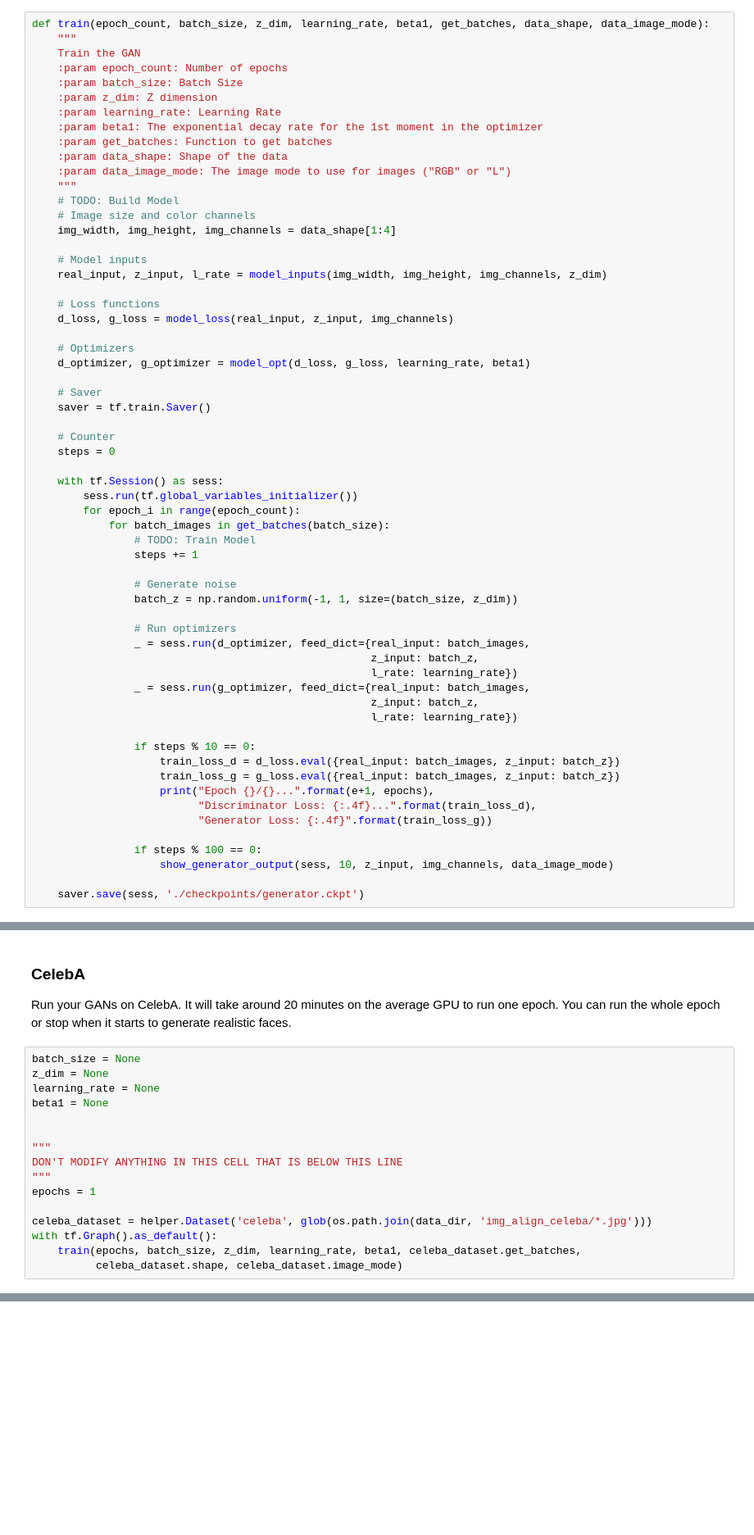
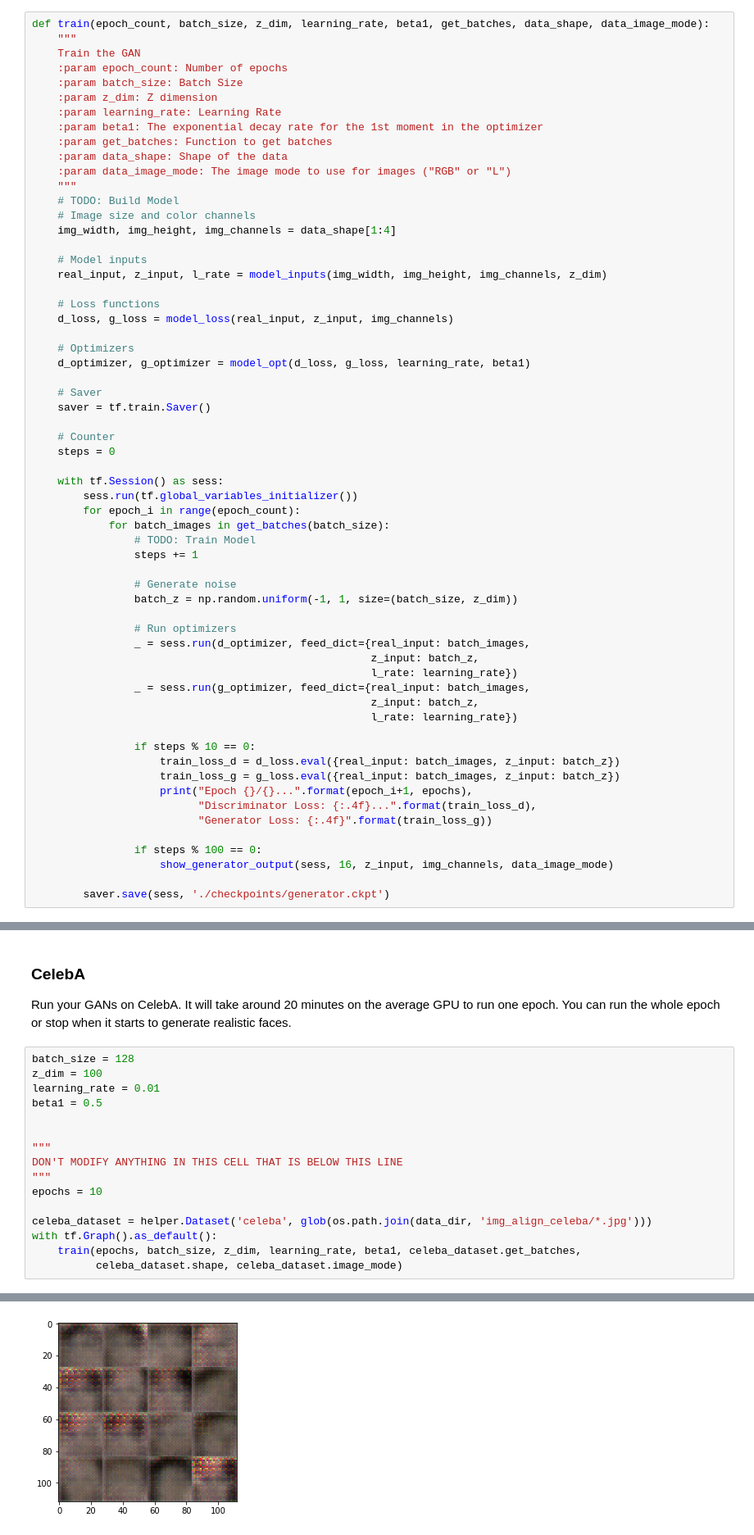
Before and after one commit to fatmirboja/deep-learning-1, a Jupyter notebook: face_generation/dlnd_face_generation.ipynb, the cells around one changed output, grey strips where cells are left out. Shown at 82% size. Saved outputs shown, nothing was run; the diff lists cells and outputs as text; blank space fills up the shorter version.

```diff
--- a/face_generation/dlnd_face_generation.ipynb
+++ b/face_generation/dlnd_face_generation.ipynb
@@ -385,14 +379,14 @@ def train(epoch_count, batch_size, z_dim, learning_rate, beta1, get_batches, dat
                 if steps % 10 == 0:
                     train_loss_d = d_loss.eval({real_input: batch_images, z_input: batch_z})
                     train_loss_g = g_loss.eval({real_input: batch_images, z_input: batch_z})
-                    print("Epoch {}/{}...".format(e+1, epochs),
+                    print("Epoch {}/{}...".format(epoch_i+1, epochs),
                           "Discriminator Loss: {:.4f}...".format(train_loss_d),
                           "Generator Loss: {:.4f}".format(train_loss_g))
 
                 if steps % 100 == 0:
-                    show_generator_output(sess, 10, z_input, img_channels, data_image_mode)
+                    show_generator_output(sess, 16, z_input, img_channels, data_image_mode)
 
-    saver.save(sess, './checkpoints/generator.ckpt')
+        saver.save(sess, './checkpoints/generator.ckpt')
 # %% [markdown]
 ### MNIST
 Test your GANs architecture on MNIST.  After 2 epochs, the GANs should be able to generate images that look like handwritten digits.  Make sure the loss of the generator is lower than the loss of the discriminator or close to 0.
@@ -418,18 +410,19 @@ KeyboardInterrupt:
 ### CelebA
 Run your GANs on CelebA.  It will take around 20 minutes on the average GPU to run one epoch.  You can run the whole epoch or stop when it starts to generate realistic faces.
 # %%
-batch_size = None
-z_dim = None
-learning_rate = None
-beta1 = None
+batch_size = 128
+z_dim = 100
+learning_rate = 0.01
+beta1 = 0.5
 
 
 """
 DON'T MODIFY ANYTHING IN THIS CELL THAT IS BELOW THIS LINE
 """
-epochs = 1
+epochs = 10
 
 celeba_dataset = helper.Dataset('celeba', glob(os.path.join(data_dir, 'img_align_celeba/*.jpg')))
 with tf.Graph().as_default():
     train(epochs, batch_size, z_dim, learning_rate, beta1, celeba_dataset.get_batches,
           celeba_dataset.shape, celeba_dataset.image_mode)
+# %% [output]
@@ -435,0 +439 @@ with tf.Graph().as_default():
+[figure, added]
```
Also changed, not shown: parts of 6 cells of this notebook.
